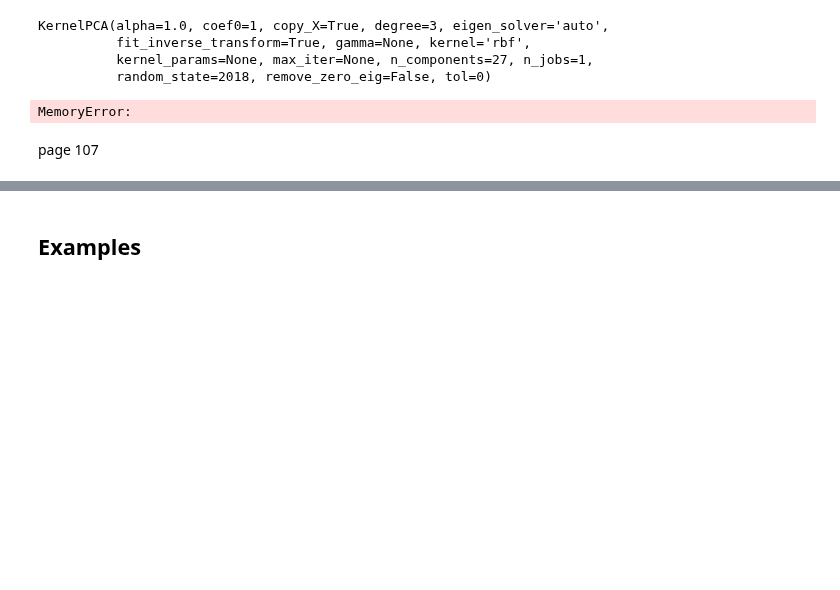
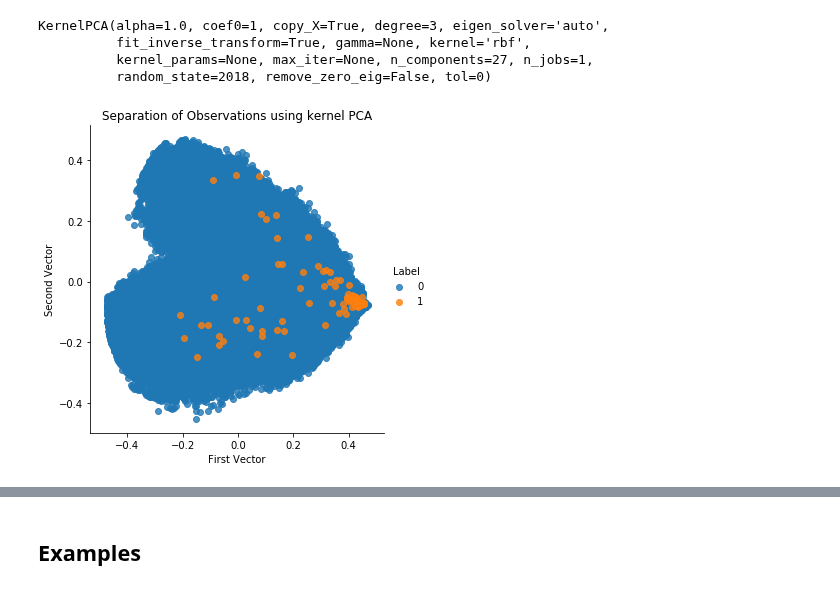
Before and after one commit to vinalyan/Data-Science, a Jupyter notebook: Machine_learning/Unsupervised Learning/Anomaly Detection.ipynb, the cells around one changed output, grey strips where cells are left out. Cells and saved outputs as stored; diff of their text form; code cells hidden in the pictures; blank space fills up the shorter version.

```diff
--- a/Machine_learning/Unsupervised Learning/Anomaly Detection.ipynb
+++ b/Machine_learning/Unsupervised Learning/Anomaly Detection.ipynb
@@ -311,7 +329,7 @@ n_jobs = 1
 kernelPCA = KernelPCA(n_components=n_components,kernel=kernel, gamma=gamma,
                       fit_inverse_transform=fit_inverse_transform, random_state=random_state,
                       n_jobs=n_jobs)
-kernelPCA.fit(X_train.iloc[:1000])
+kernelPCA.fit(X_train.iloc[:2000])
 # %% [output]
 KernelPCA(alpha=1.0, coef0=1, copy_X=True, degree=3, eigen_solver='auto',
           fit_inverse_transform=True, gamma=None, kernel='rbf',
@@ -320,7 +338,8 @@ KernelPCA(alpha=1.0, coef0=1, copy_X=True, degree=3, eigen_solver='auto',
 # %%
 X_train_kernelPCA = kernelPCA.transform(X_train)
 X_train_kernelPCA = pd.DataFrame(data = X_train_kernelPCA, index= X_train.index)
+X_train_kernelPCA_inverse = kernelPCA.inverse_transform(X_train_kernelPCA)
+X_train_kernelPCA_inverse = pd.DataFrame(data=X_train_kernelPCA_inverse, index = X_train.index)
+scatterPlot(X_train_kernelPCA, y_train, "kernel PCA")
 # %% [output]
-MemoryError:
+[figure, added]
-# %% [markdown]
-page 107
```
Also changed, not shown: parts of 13 cells of this notebook.
